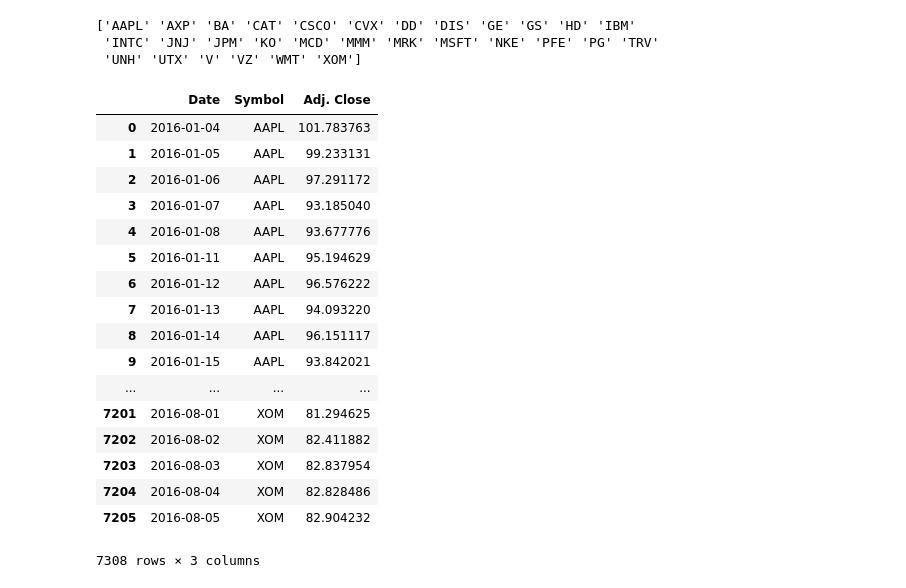
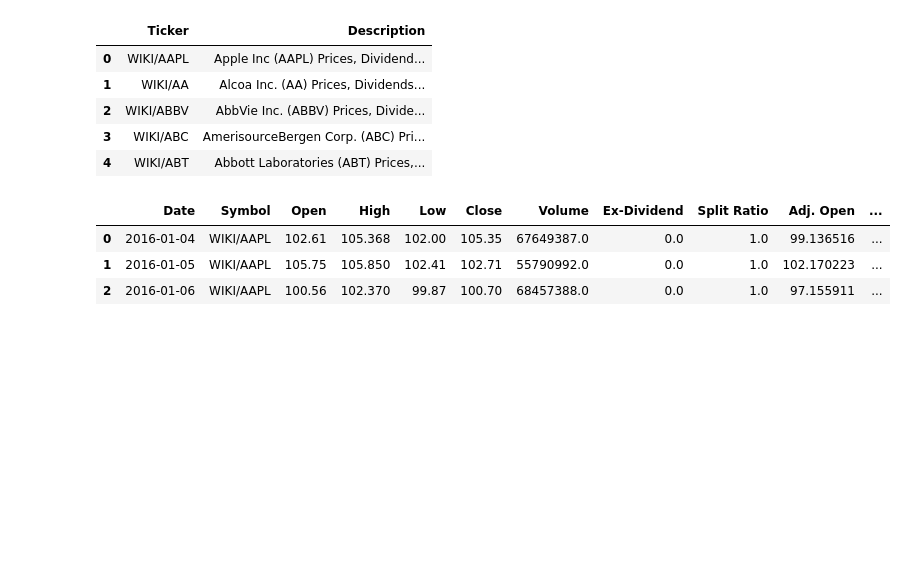
Before and after one commit to AlfredMtz/clustering-stocks, a Jupyter notebook: Diversification-System-Project.ipynb, the cells around one changed output. Drawn from its saved outputs; the diff is of its cells as text; code cells hidden in the pictures; blank space fills up the shorter version.

Commit message:
New feature column added

```diff
--- a/Diversification-System-Project.ipynb
+++ b/Diversification-System-Project.ipynb
@@ -5,69 +5,56 @@ import datetime
 import quandl
 import config
 
+
 # settings to observe x amount of rows in dataframe
 pd.set_option('max_rows', 500)
 pd.set_option('max_columns', 1000)
+
+# API Key
+key = quandl.ApiConfig.api_key
-# %%
-# to open file and build list of available stocks
-stocks_data_file = pd.read_csv('/Users/Alfredo/Desktop/clustering-stocks/ZACKS-FC.csv')
-
-stocks_to_analyze = stocks_data_file.ticker.unique()
-print(stocks_to_analyze)
-# %% [output]
-['AAPL' 'AXP' 'BA' 'CAT' 'CSCO' 'CVX' 'DD' 'DIS' 'GE' 'GS' 'HD' 'IBM'
- 'INTC' 'JNJ' 'JPM' 'KO' 'MCD' 'MMM' 'MRK' 'MSFT' 'NKE' 'PFE' 'PG' 'TRV'
- 'UNH' 'UTX' 'V' 'VZ' 'WMT' 'XOM']
+# %%
+tickers_data = pd.read_csv('/Users/Alfredo/Desktop/clustering-stocks/WIKI-datasets-codes.csv', header=-1)
+tickers_data.columns = ['Ticker', 'Description']
+tickers_data.head()
+# %% [output]
+|  | Ticker | Description |
+| 0 | WIKI/AAPL | Apple Inc (AAPL) Prices, Dividend... |
+| 1 | WIKI/AA | Alcoa Inc. (AA) Prices, Dividends... |
+| 2 | WIKI/ABBV | AbbVie Inc. (ABBV) Prices, Divide... |
+| 3 | WIKI/ABC | AmerisourceBergen Corp. (ABC) Pri... |
+| 4 | WIKI/ABT | Abbott Laboratories (ABT) Prices,... |
 # %%
-# API Key
-my_api_key = config.api_key
-
-
 # Loop through tickers given
-tickers = stocks_to_analyze
+tickers = tickers_data.Ticker[:3].tolist()
 
 symbols = []
 
 for sym in tickers:
 
     if sym in tickers:
         sym = sym.replace(".", "_")
 
     start = "2016-01-01"
-    end = "2016-12-31"
+    end = "2016-01-15"
 
-    mydata = quandl.get("WIKI/{}.11".format(sym), start_date=start, end_date=end, api_key = my_api_key)
+    mydata = quandl.get(sym, start_date=start, end_date=end, api_key = key)
     mydata['Symbol'] = sym
     symbols.append(mydata)
 
 
 # attach tickers tables
 mydata = pd.concat(symbols)
 
 # index 'Date' to column
 mydata.reset_index(inplace=True)
 
 # Change location of column 'Symbol'
 symb = mydata['Symbol']
 mydata.drop(labels=['Symbol'], axis=1,inplace = True)
 mydata.insert(1, 'Symbol', symb)
-mydata
+mydata.head(3)
 # %% [output]
-|  | Date | Symbol | Adj. Close |
-| 0 | 2016-01-04 | AAPL | 101.783763 |
-| 1 | 2016-01-05 | AAPL | 99.233131 |
-| 2 | 2016-01-06 | AAPL | 97.291172 |
-| 3 | 2016-01-07 | AAPL | 93.185040 |
-| 4 | 2016-01-08 | AAPL | 93.677776 |
-| 5 | 2016-01-11 | AAPL | 95.194629 |
-| 6 | 2016-01-12 | AAPL | 96.576222 |
-| 7 | 2016-01-13 | AAPL | 94.093220 |
-| 8 | 2016-01-14 | AAPL | 96.151117 |
-| 9 | 2016-01-15 | AAPL | 93.842021 |
-| ... | ... | ... | ... |
-| 7201 | 2016-08-01 | XOM | 81.294625 |
-| 7202 | 2016-08-02 | XOM | 82.411882 |
-| 7203 | 2016-08-03 | XOM | 82.837954 |
-| 7204 | 2016-08-04 | XOM | 82.828486 |
-| 7205 | 2016-08-05 | XOM | 82.904232 |
+|  | Date | Symbol | Open | High | Low | Close | Volume | Ex-Dividend | Split Ratio | Adj. Open | ... |
+| 0 | 2016-01-04 | WIKI/AAPL | 102.61 | 105.368 | 102.00 | 105.35 | 67649387.0 | 0.0 | 1.0 | 99.136516 | ... |
+| 1 | 2016-01-05 | WIKI/AAPL | 105.75 | 105.850 | 102.41 | 102.71 | 55790992.0 | 0.0 | 1.0 | 102.170223 | ... |
+| 2 | 2016-01-06 | WIKI/AAPL | 100.56 | 102.370 | 99.87 | 100.70 | 68457388.0 | 0.0 | 1.0 | 97.155911 | ... |
-7308 rows × 3 columns
```
Also changed, not shown: parts of 8 cells of this notebook.
